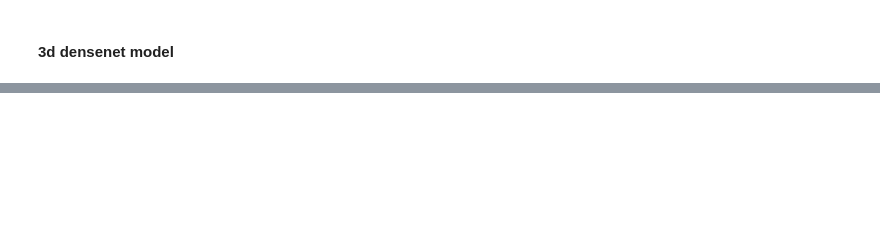
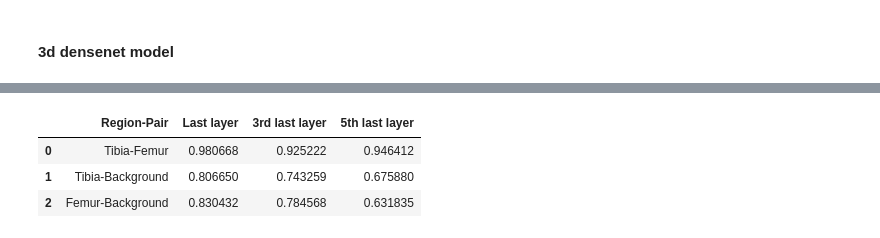
Before and after one commit to Priyanka32-gif/Feature_Extraction_Deeplearning, a Jupyter notebook: Notebook/Feature_Comparision.ipynb, the cells around one changed output, grey strips where cells are left out. Cells and saved outputs as stored; diff of their text form; code cells hidden in the pictures; blank space fills up the shorter version.

```diff
--- a/Notebook/Feature_Comparision.ipynb
+++ b/Notebook/Feature_Comparision.ipynb
@@ -394,0 +500,34 @@ features = model_3d(data_tensor)
+# %%
+# dictionary to store consine similarity result
+results_by_pair = {
+    "Tibia-Femur": [],
+    "Tibia-Background": [],
+    "Femur-Background": []
+}
+# %%
+# loop over layers (0 = last conv, 1 = 3rd-last, 2 = 5th-last)
+for i in range(3):
+    # cosine similarities per region pair
+    results_by_pair["Tibia-Femur"].append(
+        compute_cosine_sim(features_dict["tibia"][i], features_dict["femur"][i])
+    )
+    results_by_pair["Tibia-Background"].append(
+        compute_cosine_sim(features_dict["tibia"][i], features_dict["background"][i])
+    )
+    results_by_pair["Femur-Background"].append(
+        compute_cosine_sim(features_dict["femur"][i], features_dict["background"][i])
+    )
+# %%
+# convert result to dataframe
+df = pd.DataFrame.from_dict(results_by_pair, orient='index', columns=["Last layer", "3rd last layer", "5th last layer"])
+# %%
+# reset index and rename for clarity
+df.reset_index(inplace=True)
+df.rename(columns={"index": "Region-Pair"}, inplace=True)
+# %%
+df
+# %% [output]
+|  | Region-Pair | Last layer | 3rd last layer | 5th last layer |
+| 0 | Tibia-Femur | 0.980668 | 0.925222 | 0.946412 |
+| 1 | Tibia-Background | 0.806650 | 0.743259 | 0.675880 |
+| 2 | Femur-Background | 0.830432 | 0.784568 | 0.631835 |
```
Also changed, not shown: parts of 24 cells of this notebook.
